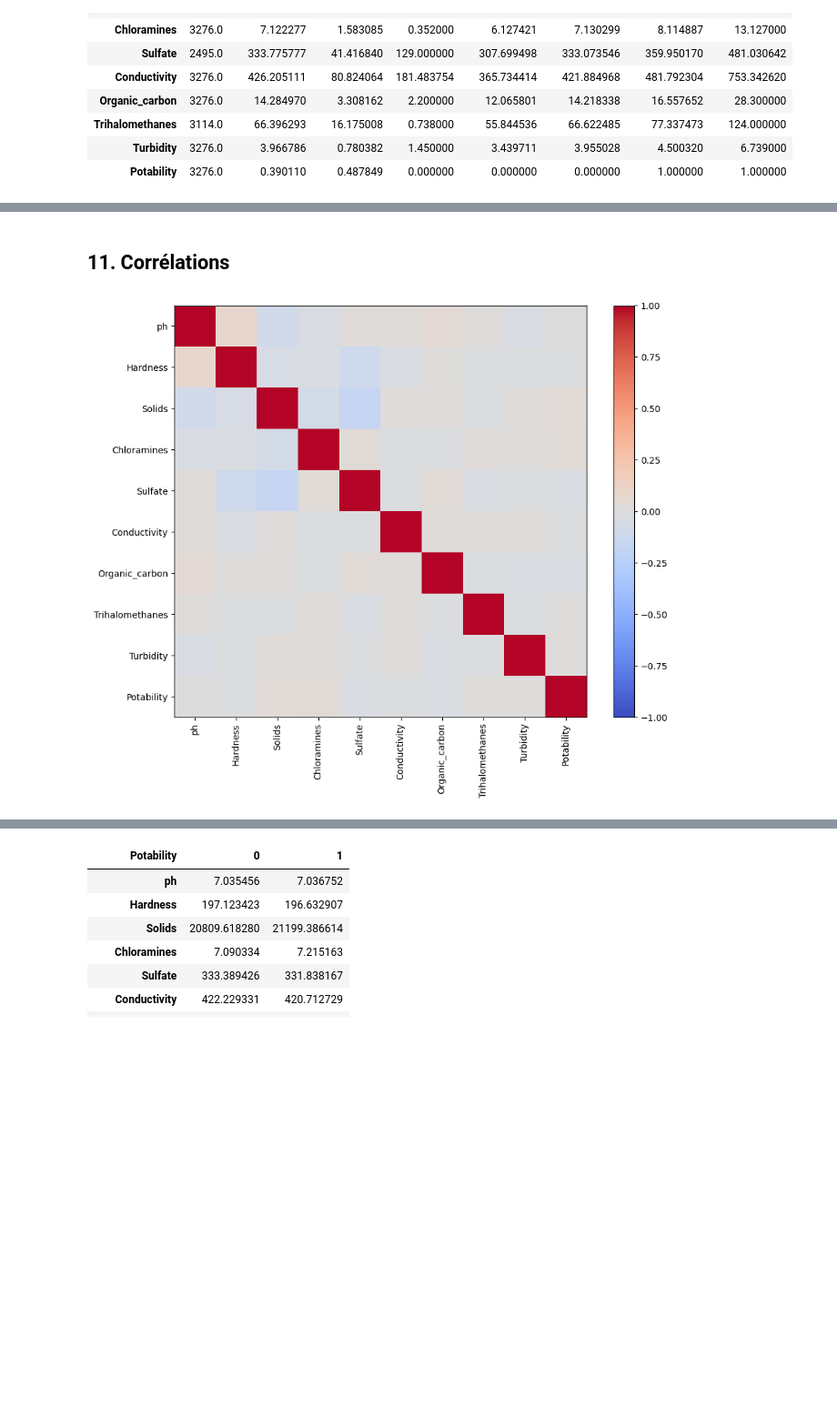
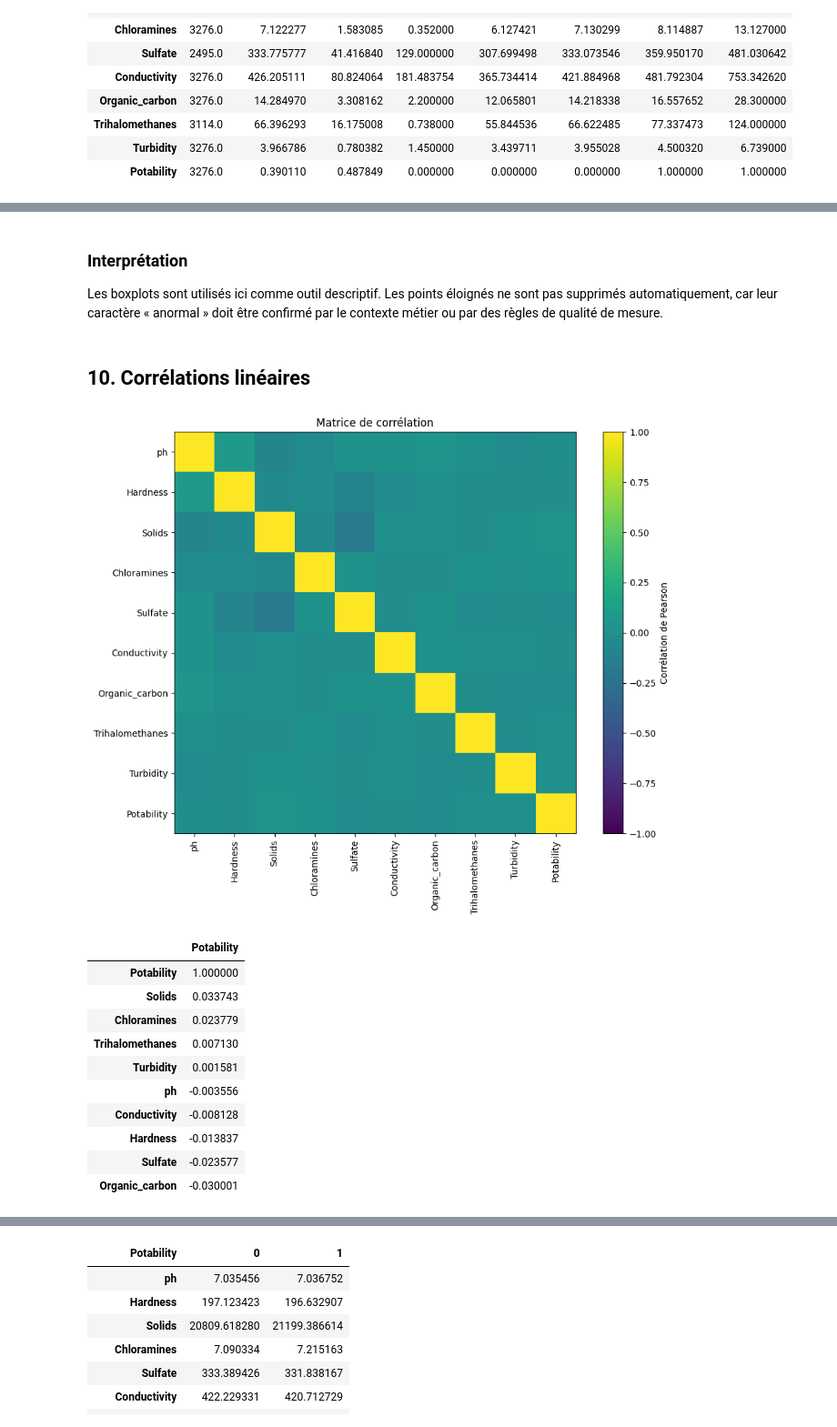
Before and after one commit to iliass2/desal2, a Jupyter notebook: notebooks/01_exploration_potabilite.ipynb, the cells around one changed output, grey strips where cells are left out. Shown at 91% size. Saved outputs shown, nothing was run; the diff lists cells and outputs as text; code cells hidden in the pictures; blank space fills up the shorter version.

```diff
--- a/notebooks/01_exploration_potabilite.ipynb
+++ b/notebooks/01_exploration_potabilite.ipynb
@@ -100,0 +11,30 @@ counts.plot.bar(figsize=(6,4),title="Répartition Potability"); plt.show()
+# %%
+from pathlib import Path
+import sys
+import warnings
+
+warnings.filterwarnings("ignore")
+
+PROJECT_ROOT = (
+    Path.cwd().resolve().parent
+    if Path.cwd().name == "notebooks"
+    else Path.cwd().resolve()
+)
+if str(PROJECT_ROOT) not in sys.path:
+    sys.path.insert(0, str(PROJECT_ROOT))
+
+DATA_RAW = PROJECT_ROOT / "data" / "raw"
+DATA_PROCESSED = PROJECT_ROOT / "data" / "processed"
+FIGURES = PROJECT_ROOT / "reports" / "figures"
+RESULTS = PROJECT_ROOT / "reports" / "results"
+MODELS = PROJECT_ROOT / "models"
+
+for directory in [DATA_PROCESSED, FIGURES, RESULTS, MODELS]:
+    directory.mkdir(parents=True, exist_ok=True)
+
+import numpy as np
+import pandas as pd
+import matplotlib.pyplot as plt
+
+RANDOM_STATE = 42
+pd.set_option("display.max_columns", 100)
@@ -148,6 +241,31 @@ for col in features:
+# %% [markdown]
+### Interprétation
+
+Les boxplots sont utilisés ici comme outil descriptif. Les points éloignés ne sont pas supprimés automatiquement, car leur caractère « anormal » doit être confirmé par le contexte métier ou par des règles de qualité de mesure.
 # %% [markdown]
-## 11. Corrélations
+## 10. Corrélations linéaires
 # %%
-corr=df.corr(numeric_only=True); fig,ax=plt.subplots(figsize=(10,8)); im=ax.imshow(corr,cmap="coolwarm",vmin=-1,vmax=1); ax.set_xticks(range(len(corr)),corr.columns,rotation=90); ax.set_yticks(range(len(corr)),corr.index); fig.colorbar(im,ax=ax); plt.tight_layout(); plt.show()
+corr = df.corr(numeric_only=True)
+fig, ax = plt.subplots(figsize=(10, 8))
+im = ax.imshow(corr, vmin=-1, vmax=1)
+ax.set_xticks(range(len(corr)), corr.columns, rotation=90)
+ax.set_yticks(range(len(corr)), corr.index)
+fig.colorbar(im, ax=ax, label="Corrélation de Pearson")
+ax.set_title("Matrice de corrélation")
+plt.tight_layout()
+plt.show()
+
+display(corr[["Potability"]].sort_values("Potability", ascending=False))
 # %% [output]
-[figure, old version]
+[figure, new version]
+|  | Potability |
+| Potability | 1.000000 |
+| Solids | 0.033743 |
+| Chloramines | 0.023779 |
+| Trihalomethanes | 0.007130 |
+| Turbidity | 0.001581 |
+| ph | -0.003556 |
+| Conductivity | -0.008128 |
+| Hardness | -0.013837 |
+| Sulfate | -0.023577 |
+| Organic_carbon | -0.030001 |
```
Also changed, not shown: parts of 53 cells of this notebook, 11 other files.
